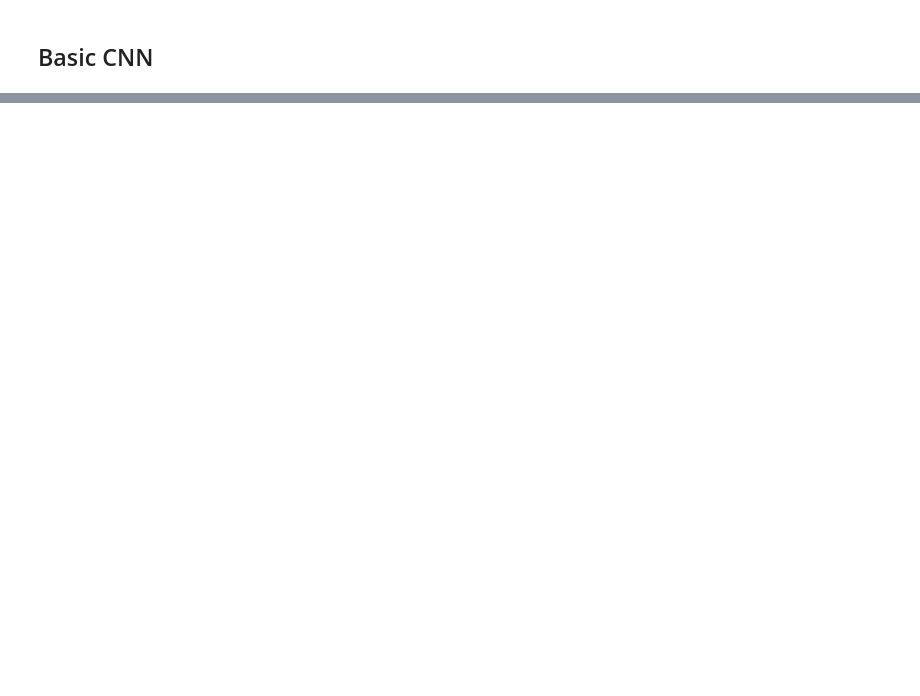
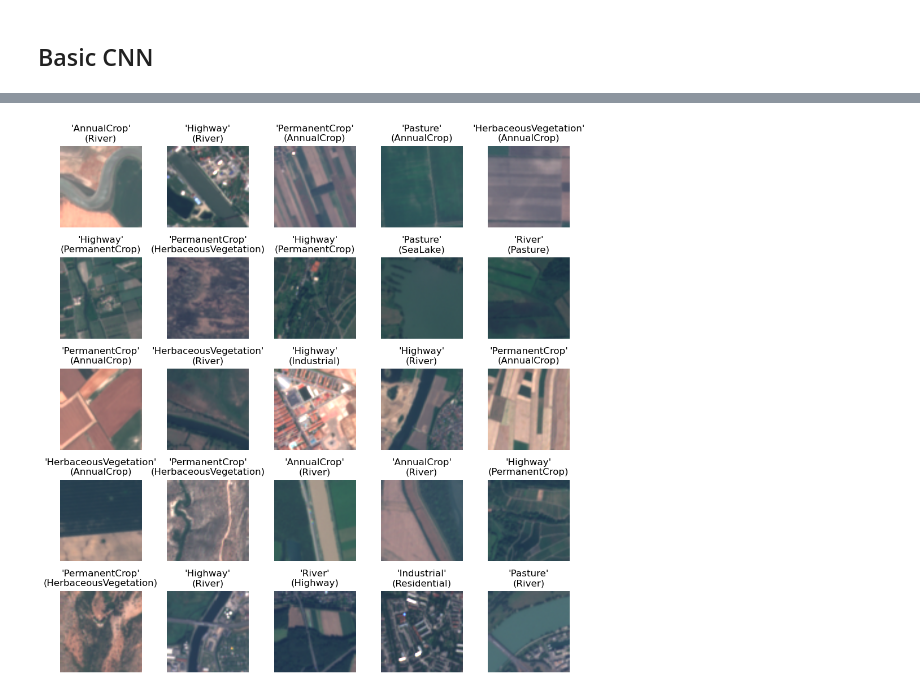
Before and after one commit to tameTNT/evaluating-xai-remote-sensing, a Jupyter notebook: basic_classification.ipynb, the cells around one changed output, grey strips where cells are left out. Cells and saved outputs as stored; diff of their text form; code cells hidden in the pictures; blank space fills up the shorter version.

```diff
--- a/basic_classification.ipynb
+++ b/basic_classification.ipynb
@@ -53,9 +66,2 @@ plt.imshow(einops.rearrange(eurosat_train_ds[0]["image"], "c h w -> h w c"))
 # %% [markdown]
 ## Basic CNN
-# %%
-class BaseCNN(nn.Module):
-    def __init__(self):
-        super().__init__()
-        self.layer_unit = nn.Sequential(
-            nn.Conv2d()
-        )
@@ -61,0 +293,14 @@ class BaseCNN(nn.Module):
+# %%
+incorrect_idxs = np.where(all_labels != all_predictions)[0]
+
+# Display 25 random images from the dataset without border
+np.random.seed(69)
+random_indices = np.random.choice(incorrect_idxs, size=25, replace=False)
+plt.figure(figsize=(10, 10), tight_layout=True)
+for i, idx in enumerate(random_indices):
+    ax = plt.subplot(5, 5, i + 1)
+    plt.title(f"'{eurosat_test_ds.classes[int(all_predictions[idx])]}'\n({eurosat_test_ds.classes[int(all_labels[idx])]})")
+    plt.imshow(einops.rearrange(eurosat_test_ds[idx]["image"], "c h w -> h w c"))
+    plt.axis("off")
+# %% [output]
+[figure, added]
```
Also changed, not shown: parts of 22 cells of this notebook, 4 other files.
